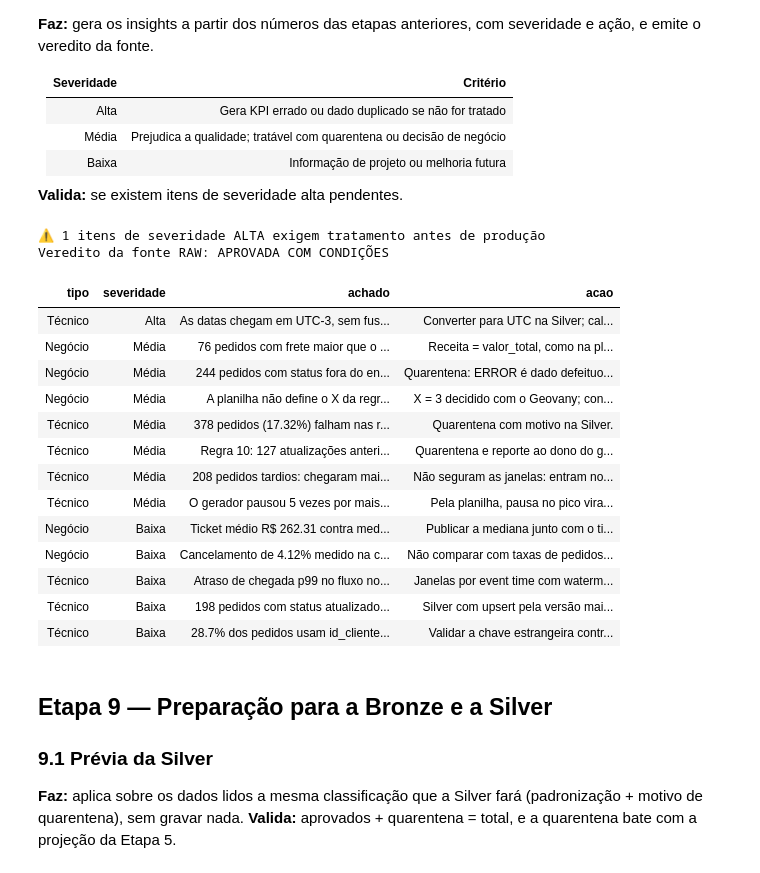
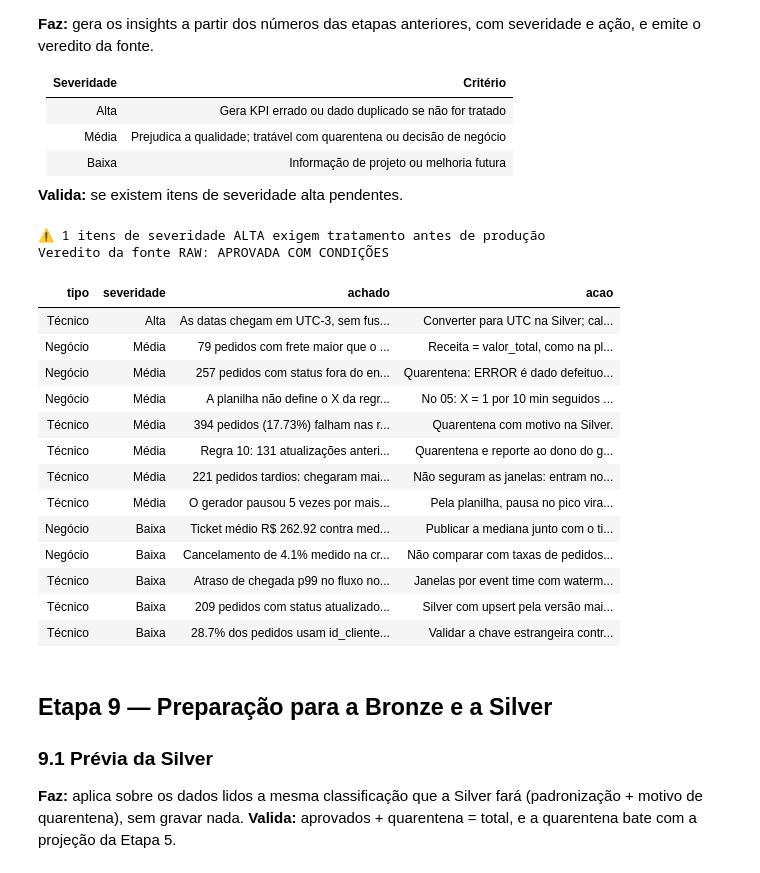
Before and after one commit to GeovanyADCancio/estagio-empregadados-turma-2, a Jupyter notebook: 02_eda_ecommerce.ipynb, the cells around one changed output. Saved outputs shown, nothing was run; the diff lists cells and outputs as text; code cells hidden in the pictures.

```diff
--- a/02_eda_ecommerce.ipynb
+++ b/02_eda_ecommerce.ipynb
@@ -852,45 +852,45 @@ if erros:
     registrar("Negócio", "Média", f"{erros} pedidos com status fora do enum ({', '.join(status_rt.loc[~status_rt['no_enum'], 'status_padrao'].unique())}).",
               "Quarentena: ERROR é dado defeituoso (decisão com o Geovany).")
 registrar("Negócio", "Baixa", f"Cancelamento de {geral['pct_cancelamento']}% medido na criação do pedido.",
           "Não comparar com taxas de pedidos que já percorreram o ciclo completo.")
 if x_sugerido is not None:
     registrar("Negócio", "Média", f"A planilha não define o X da regra 6; o percentil {LIMITES['percentil_x']:.0%} do pico é {x_sugerido} pedidos/5 min.",
-              "X = 3 decidido com o Geovany; conferir se o sugerido continua próximo.")
+              "No 05: X = 1 por 10 min seguidos (proposta da dupla em 13/10, a confirmar com o Geovany); conferir se o sugerido continua próximo.")
 if pix is not None and pix < valores["ticket_medio"] * (1 - LIMITES["queda_pix_pct"] / 100):
     registrar("Negócio", "Média", f"O ticket do pix (R$ {pix}) já está mais de {LIMITES['queda_pix_pct']}% abaixo do ticket geral.",
               "Usar a média histórica do próprio pix, não a média geral, na regra 7.")
 if dias_com_base == 0:
     registrar("Negócio", "Média", f"Nenhum dos {len(dias)} dias tem o mesmo dia na semana anterior.", "Regra 9 roda como linha de base até haver 7 dias.")
 
 ordem_sev = {"Alta": 0, "Média": 1, "Baixa": 2}
 insights = (pd.DataFrame(insights, columns=["tipo", "severidade", "achado", "acao"])
             .sort_values(["severidade", "tipo"], key=lambda s: s.map(ordem_sev) if s.name == "severidade" else s, ignore_index=True))
 altas = int((insights["severidade"] == "Alta").sum())
 estrutura_ok = all(c in tipos for c in COLUNAS_OBRIGATORIAS) and arquivos_lidos == len(lotes)
 VEREDITO = "REPROVADA" if not estrutura_ok else ("APROVADA COM CONDIÇÕES" if altas or pct_quarentena > 0 else "APROVADA")
 
 # ------------------------------ validação ------------------------------
 checar(altas == 0, "Nenhum item de severidade alta", f"{altas} itens de severidade ALTA exigem tratamento antes de produção", parar=False)
 print(f"Veredito da fonte RAW: {VEREDITO}")
 
 # ------------------------------ resultado ------------------------------
 display(insights)
 # %% [output]
 ⚠️ 1 itens de severidade ALTA exigem tratamento antes de produção
 Veredito da fonte RAW: APROVADA COM CONDIÇÕES
 | tipo | severidade | achado | acao |
 | Técnico | Alta | As datas chegam em UTC-3, sem fus... | Converter para UTC na Silver; cal... |
-| Negócio | Média | 76 pedidos com frete maior que o ... | Receita = valor_total, como na pl... |
-| Negócio | Média | 244 pedidos com status fora do en... | Quarentena: ERROR é dado defeituo... |
-| Negócio | Média | A planilha não define o X da regr... | X = 3 decidido com o Geovany; con... |
-| Técnico | Média | 378 pedidos (17.32%) falham nas r... | Quarentena com motivo na Silver. |
-| Técnico | Média | Regra 10: 127 atualizações anteri... | Quarentena e reporte ao dono do g... |
-| Técnico | Média | 208 pedidos tardios: chegaram mai... | Não seguram as janelas: entram no... |
+| Negócio | Média | 79 pedidos com frete maior que o ... | Receita = valor_total, como na pl... |
+| Negócio | Média | 257 pedidos com status fora do en... | Quarentena: ERROR é dado defeituo... |
+| Negócio | Média | A planilha não define o X da regr... | No 05: X = 1 por 10 min seguidos ... |
+| Técnico | Média | 394 pedidos (17.73%) falham nas r... | Quarentena com motivo na Silver. |
+| Técnico | Média | Regra 10: 131 atualizações anteri... | Quarentena e reporte ao dono do g... |
+| Técnico | Média | 221 pedidos tardios: chegaram mai... | Não seguram as janelas: entram no... |
 | Técnico | Média | O gerador pausou 5 vezes por mais... | Pela planilha, pausa no pico vira... |
-| Negócio | Baixa | Ticket médio R$ 262.31 contra med... | Publicar a mediana junto com o ti... |
-| Negócio | Baixa | Cancelamento de 4.12% medido na c... | Não comparar com taxas de pedidos... |
+| Negócio | Baixa | Ticket médio R$ 262.92 contra med... | Publicar a mediana junto com o ti... |
+| Negócio | Baixa | Cancelamento de 4.1% medido na cr... | Não comparar com taxas de pedidos... |
 | Técnico | Baixa | Atraso de chegada p99 no fluxo no... | Janelas por event time com waterm... |
-| Técnico | Baixa | 198 pedidos com status atualizado... | Silver com upsert pela versão mai... |
+| Técnico | Baixa | 209 pedidos com status atualizado... | Silver com upsert pela versão mai... |
 | Técnico | Baixa | 28.7% dos pedidos usam id_cliente... | Validar a chave estrangeira contr... |
 # %% [markdown]
 ## Etapa 9 — Preparação para a Bronze e a Silver
```
Also changed, not shown: parts of 17 cells of this notebook, 12 other files.
